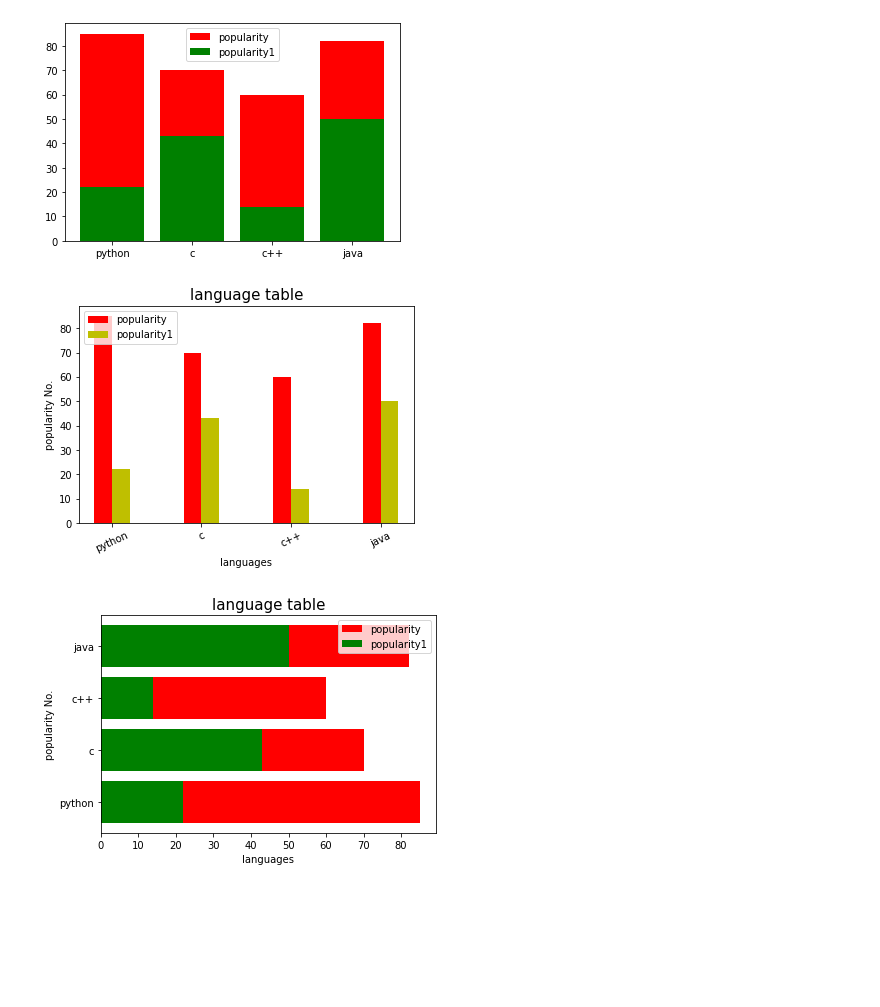
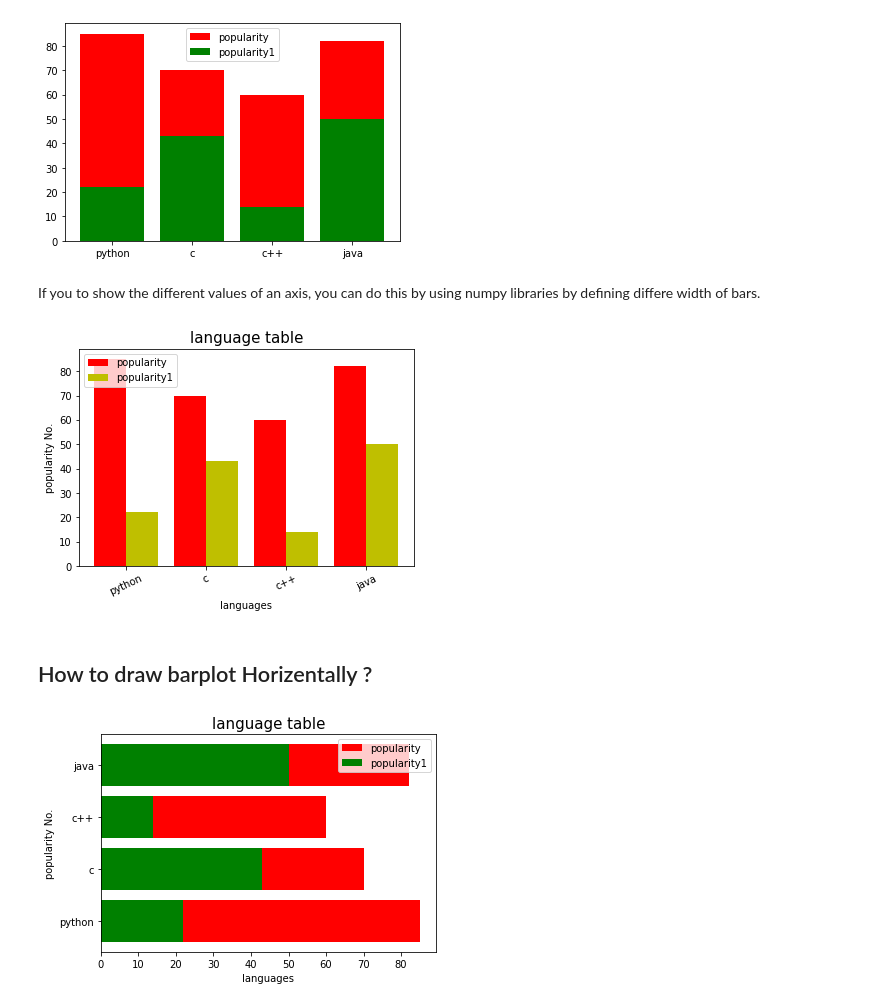
Before and after one commit to usmanjavaid227/Complete_Data-Science, a Jupyter notebook: matplotlib/barPlot.ipynb, the cells around one changed output. Saved outputs shown, nothing was run; the diff lists cells and outputs as text; code cells hidden in the pictures; blank space fills up the shorter version.

Commit message:
barplot

```diff
--- a/matplotlib/barPlot.ipynb
+++ b/matplotlib/barPlot.ipynb
@@ -53,29 +66,35 @@ plt.legend()
 plt.show()
 # %% [output]
 [figure]
+# %% [markdown]
+If you to show the different values of an axis, you can do this by using numpy libraries by defining differe width of bars.
 # %%
 import numpy as np
 
 x=['python','c','c++','java']
 y=[85,70,60,82]
 
-width=0.2
+ # define initial bar's width
+width=0.4
+ # different width for p and p1
 p=np.arange(len(x))
 p1=[j+width for j in p]
 
 
 plt.xlabel("languages",fontsize=10)
 plt.ylabel("popularity No.",fontsize=10)
 plt.title("language table",fontsize=15)
 
 plt.bar(p,y,width,color='r',label="popularity")
 plt.bar(p1,z,width,color='y',label="popularity1")
 plt.xticks(p+width/2,x,rotation=25)
 
 plt.legend(loc="upper left",)
 plt.show()
 # %% [output]
-[figure, old version]
+[figure, new version]
+# %% [markdown]
+## How to draw barplot Horizentally ?
 # %%
 import numpy as np
 
```
Also changed, not shown: parts of 12 cells of this notebook.
